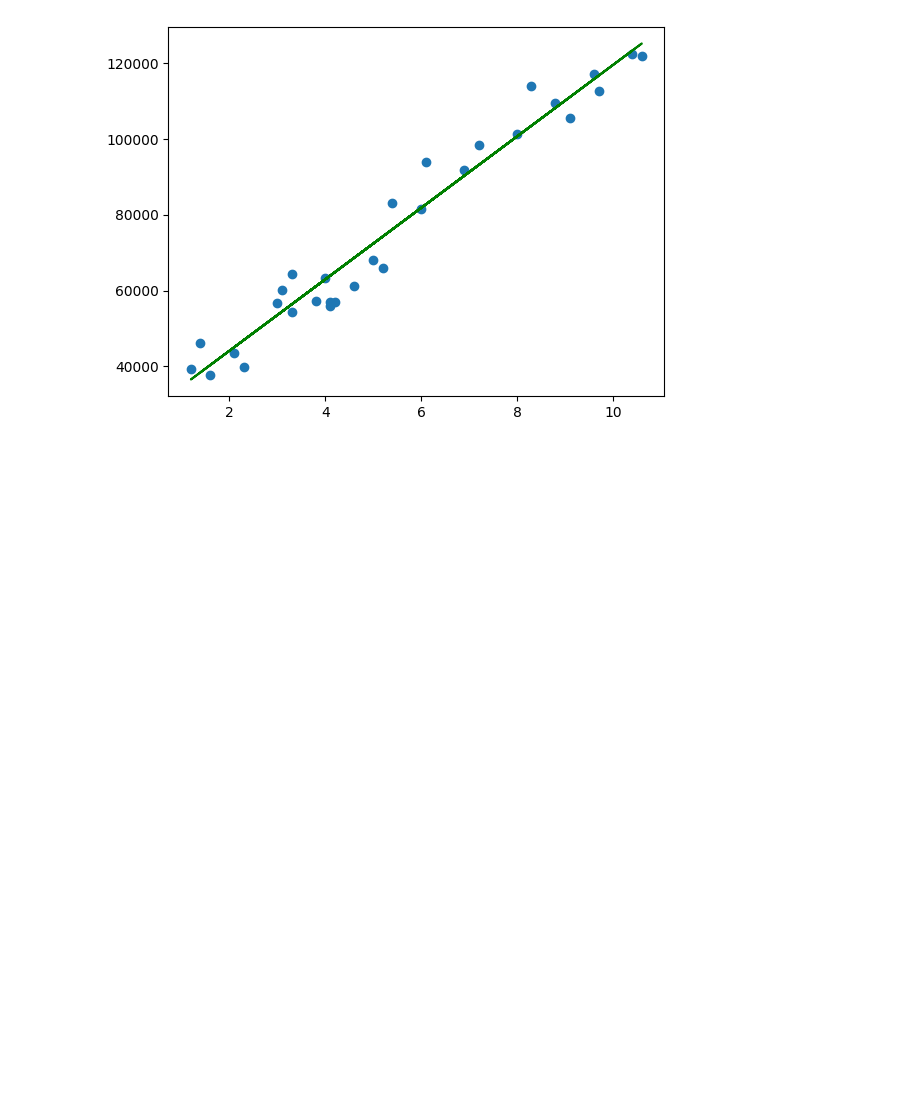
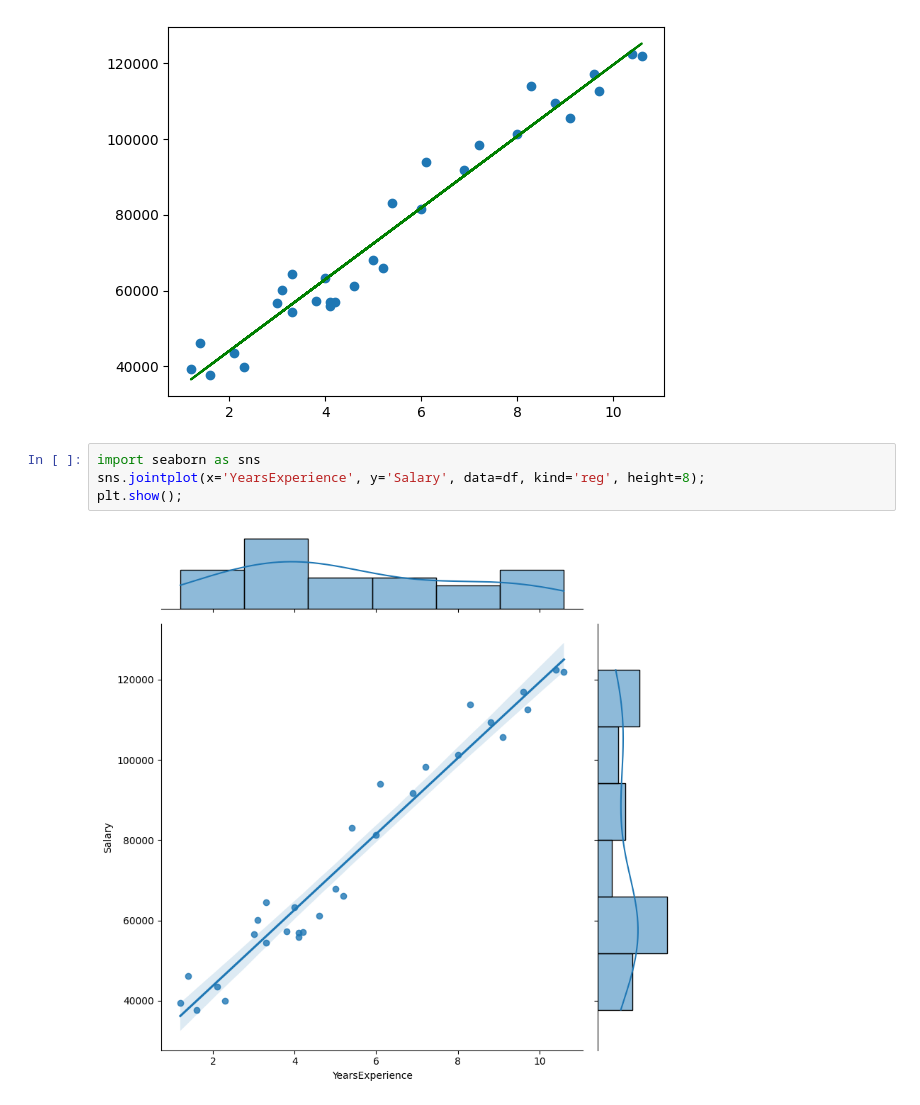
Before and after one commit to emhash/Machine-Learning-and-AI, a Jupyter notebook: linear_regration_to_predict_salary.ipynb, the cells around one changed output. Saved outputs shown, nothing was run; the diff lists cells and outputs as text; blank space fills up the shorter version.

```diff
--- a/linear_regration_to_predict_salary.ipynb
+++ b/linear_regration_to_predict_salary.ipynb
@@ -71,3 +71,9 @@ plt.plot(x_train, model.predict(x_train), color='green')
 Here how the linear regration trained ===>>>
 [<matplotlib.lines.Line2D at 0x...>]
 [figure]
+# %%
+import seaborn as sns
+sns.jointplot(x='YearsExperience', y='Salary', data=df, kind='reg', height=8);
+plt.show();
+# %% [output]
+[figure, added]
```
Also changed, not shown: parts of 2 cells of this notebook, 2 other files.
